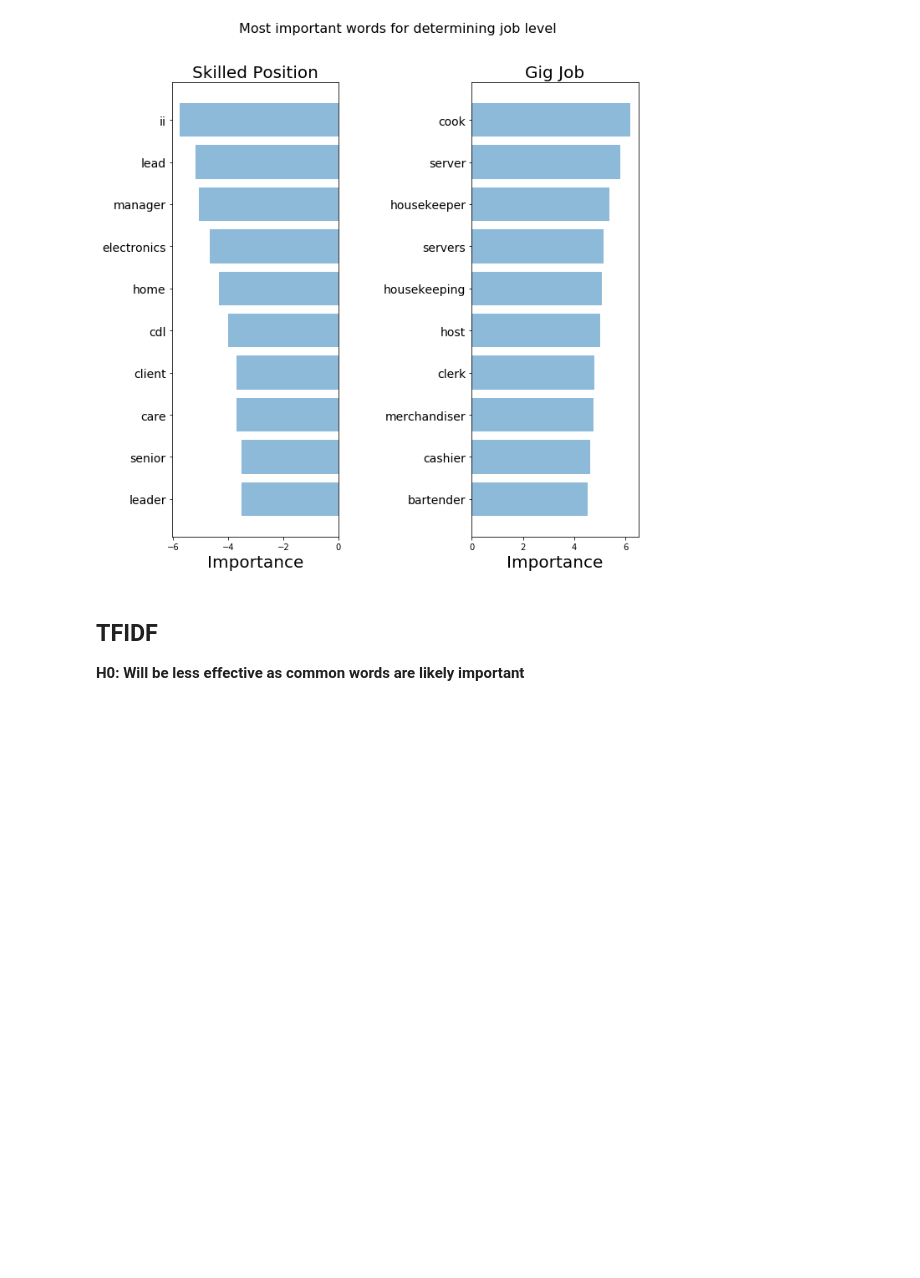
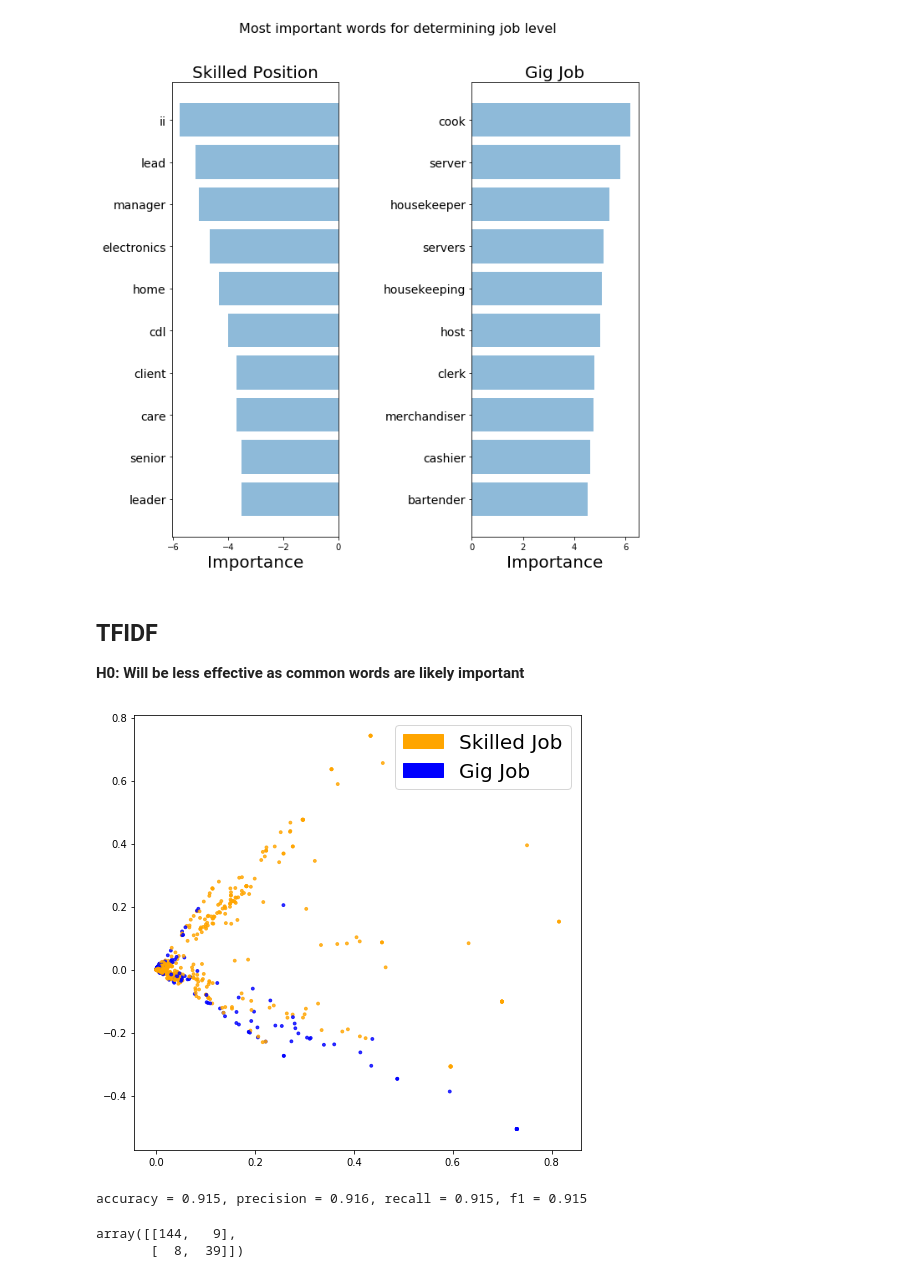
Before and after one commit to kabuhakmeh3/job-classifier, a Jupyter notebook: notebooks/Job Data NLP Prototyping.ipynb, the cells around one changed output. Drawn from its saved outputs; the diff is of its cells as text; code cells hidden in the pictures; blank space fills up the shorter version.

```diff
--- a/notebooks/Job Data NLP Prototyping.ipynb
+++ b/notebooks/Job Data NLP Prototyping.ipynb
@@ -255,0 +287,7 @@ confusion matrix
+# %%
+knn = KNeighborsClassifier()
+knn.fit(X_train_tfidf, y_train)
+y_predicted_knn = knn.predict(X_test_tfidf)
+
+print('confusion matrix - knn bag of words')
+print(confusion_matrix(y_test, y_predicted_knn))
@@ -255,0 +300,9 @@ confusion matrix
+# %%
+from sklearn.ensemble import RandomForestClassifier
+
+rfc = RandomForestClassifier()
+rfc.fit(X_train_counts, y_train)
+y_predicted_rfc = rfc.predict(X_test_counts)
+
+print('confusion matrix - rfc bag of words ')
+print(confusion_matrix(y_test, y_predicted_rfc))
@@ -255,0 +313,7 @@ confusion matrix
+# %%
+rfc = RandomForestClassifier()
+rfc.fit(X_train_tfidf, y_train)
+y_predicted_rfc = rfc.predict(X_test_tfidf)
+
+print('confusion matrix - rfc bag of words ')
+print(confusion_matrix(y_test, y_predicted_rfc))
@@ -332,3 +396,13 @@ print(result)
 ## TFIDF
 
 **H0: Will be less effective as common words are likely important**
+# %%
+def tfidf(data):
+    tfidf_vectorizer = TfidfVectorizer()
+
+    train = tfidf_vectorizer.fit_transform(data)
+
+    return train, tfidf_vectorizer
+
+X_train_tfidf, tfidf_vectorizer = tfidf(X_train)
+X_test_tfidf = tfidf_vectorizer.transform(X_test)
@@ -334,0 +413,6 @@ print(result)
+# %%
+fig = plt.figure(figsize=(8, 8))
+plot_LSA(X_train_tfidf, y_train)
+plt.show()
+# %% [output]
+[figure, added]
@@ -334,0 +425,12 @@ print(result)
+# %%
+accuracy_tfidf, precision_tfidf, recall_tfidf, f1_tfidf = get_metrics(y_test, y_predicted_tfidf)
+print("accuracy = %.3f, precision = %.3f, recall = %.3f, f1 = %.3f" % (accuracy_tfidf, precision_tfidf,
+                                                                       recall_tfidf, f1_tfidf))
+# %% [output]
+accuracy = 0.915, precision = 0.916, recall = 0.915, f1 = 0.915
+# %%
+cm2 = confusion_matrix(y_test, y_predicted_tfidf)
+cm2
+# %% [output]
+array([[144,   9],
+       [  8,  39]])
```
Also changed, not shown: parts of 13 cells of this notebook, 2 other files.
